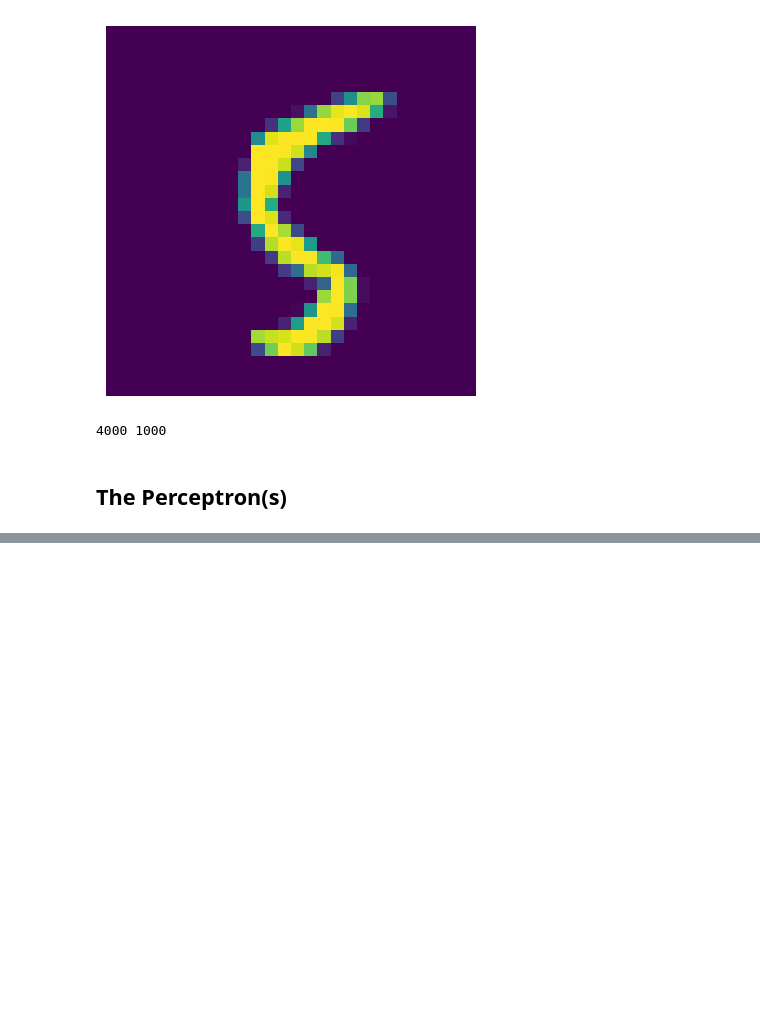
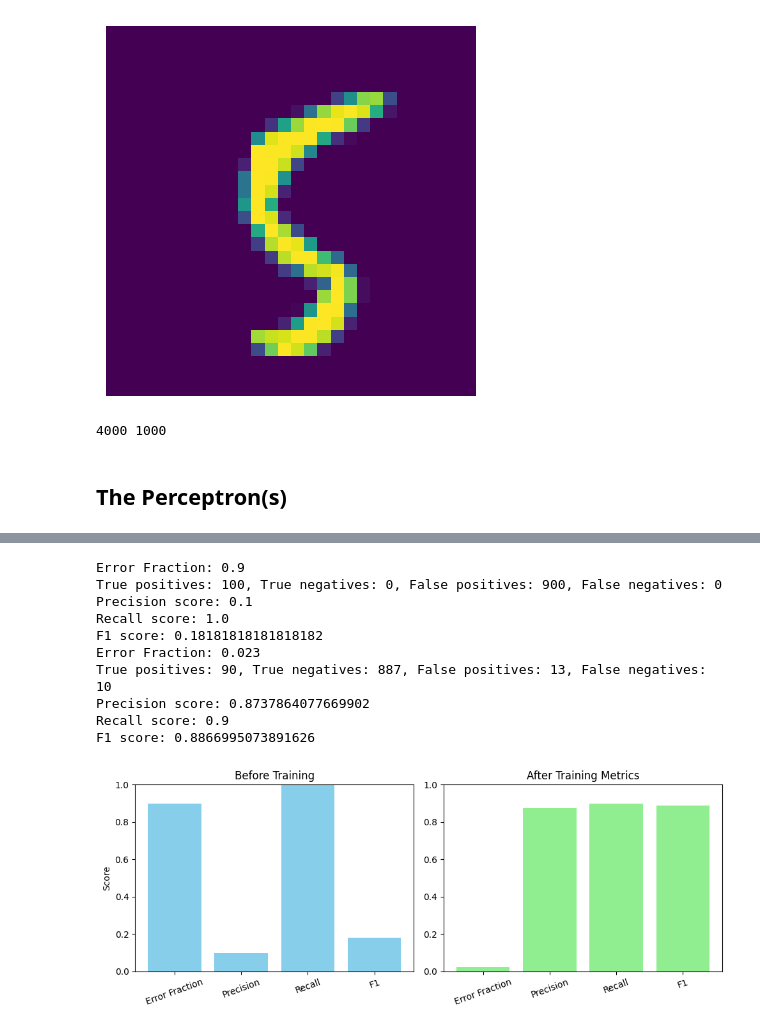
Before and after one commit to Rai1975/Intelligent_Systems, a Jupyter notebook: HW3/perceptron_part2.ipynb, the cells around one changed output, grey strips where cells are left out. Drawn from its saved outputs; the diff is of its cells as text; code cells hidden in the pictures; blank space fills up the shorter version.

```diff
--- a/HW3/perceptron_part2.ipynb
+++ b/HW3/perceptron_part2.ipynb
@@ -344,0 +244,31 @@ plt.show()
+# %%
+def metric_comparison(w, w_trained, testing_set):
+    metrics = ['Error Fraction', 'Precision', 'Recall', 'F1']
+
+    before_error_frac, before_prec_score, before_rec_score, before_f1_score = model_stats(testing_set, w)
+    after_error_frac, after_prec_score, after_rec_score, after_f1_score = model_stats(testing_set, w_trained)
+    # Model 1 values
+    values_1 = [before_error_frac, before_prec_score, before_rec_score, before_f1_score]
+
+    # Model 2 values
+    values_2 = [after_error_frac, after_prec_score, after_rec_score, after_f1_score]
+
+    # Create side-by-side subplots
+    fig, axes = plt.subplots(1, 2, figsize=(10, 4))
+
+    # Bar plot for Model 1
+    axes[0].bar(metrics, values_1, color='skyblue')
+    axes[0].set_title('Before Training')
+    axes[0].set_ylim(0, 1)
+    axes[0].set_ylabel('Score')
+    axes[0].tick_params(axis='x', rotation=20)
+
+    # Bar plot for Model 2
+    axes[1].bar(metrics, values_2, color='lightgreen')
+    axes[1].set_title('After Training Metrics')
+    axes[1].set_ylim(0, 1)
+    axes[1].tick_params(axis='x', rotation=20)
+
+    plt.tight_layout()
+    # plt.savefig(os.path.join(os.getcwd(), 'figs/metrics_before_after.png'))
+    plt.show()
@@ -396,0 +360,14 @@ plt.show()
+# %%
+metric_comparison(w0, w0_trained, testing_data_copy_0)
+# %% [output]
+Error Fraction: 0.9
+True positives: 100, True negatives: 0, False positives: 900, False negatives: 0
+Precision score: 0.1
+Recall score: 1.0
+F1 score: 0.18181818181818182
+Error Fraction: 0.023
+True positives: 90, True negatives: 887, False positives: 13, False negatives: 10
+Precision score: 0.8737864077669902
+Recall score: 0.9
+F1 score: 0.8866995073891626
+[figure, added]
```
Also changed, not shown: parts of 73 cells of this notebook, 8 other files.
